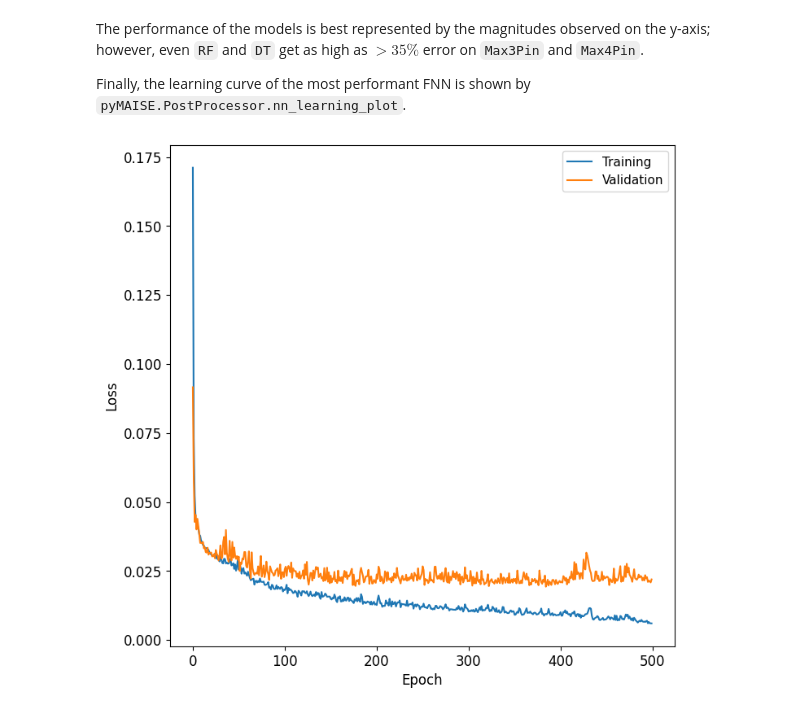
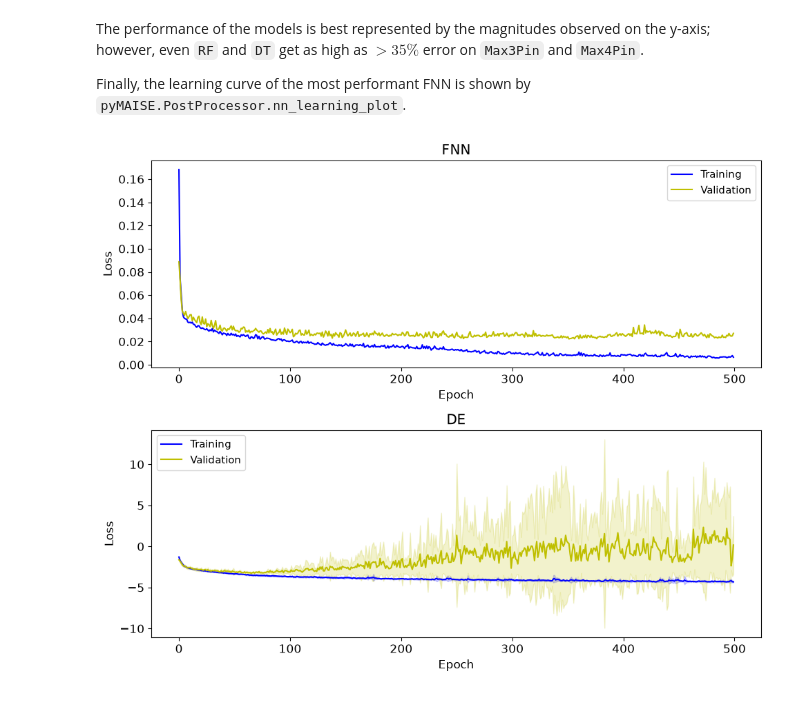
Before and after one commit to aims-umich/pyMAISE, a Jupyter notebook: docs/source/benchmarks/bwr.ipynb, the cells around one changed output. Cells and saved outputs as stored; diff of their text form; code cells hidden in the pictures.

```diff
--- a/docs/source/benchmarks/bwr.ipynb
+++ b/docs/source/benchmarks/bwr.ipynb
@@ -130,7 +130,7 @@ Given this data set has a multi-dimensional output we will compare the performan
 For hyperparameter tuning, we initialize all classical models as scikit-learn defaults. For the FNN we define input and output layers with possible dropout layers. These layers include hyperparameter tuning of their number of nodes, use of sublayers, and the rate of dropout. The dense hidden layers include tuning of their depth.
 # %%
 model_settings = {
-    "models": ["Linear", "Lasso", "DT", "RF", "KN", "FNN"],
+    "models": ["Linear", "Lasso", "DT", "RF", "KN", "FNN", "DE"],
     "FNN": {
         "structural_params": {
             "Dense_hidden": {
@@ -160,6 +160,36 @@ model_settings = {
             "validation_split": 0.15,
         },
     },
+    "DE": {
+        "num_models": 10,
+        "structural_params": {
+            "Dense_hidden": {
+                "num_layers": mai.Int(min_value=0, max_value=5),
+                "units": mai.Int(min_value=25, max_value=600),
+                "activation": "relu",
+                "sublayer": mai.Choice(["Dropout_hidden", "None"]),
+                "Dropout_hidden": {
+                    "rate": mai.Float(min_value=0.2, max_value=0.6),
+                },
+            },
+            "Dense_output": {
+                "units": ytrain.shape[-1] * 2,
+                "activation": "linear",
+            },
+        },
+        "compile_params": {
+            "loss": "nll",
+        },
+        "fitting_params": {
+            "batch_size": mai.Choice([8, 16, 32, 64]),
+            "epochs": 100,
+            "validation_split": 0.15,
+        },
+        "optimizer": "Adam",
+        "Adam": {
+            "learning_rate": mai.Choice([1e-3, 1e-2]),
+        },
+    }
 }
 tuner = mai.Tuner(xtrain, ytrain, model_settings=model_settings)
 # %% [markdown]
@@ -232,6 +260,7 @@ postprocessor = mai.PostProcessor(
     model_configs=[random_search_configs, bayesian_search_configs],
     new_model_settings={
         "FNN": {"fitting_params": {"epochs": 500}},
+        "DE": {"fitting_params": {"epochs": 500}},
     },
     yscaler=yscaler,
 )
@@ -462,10 +469,18 @@ The performance of the models is best represented by the magnitudes observed on
 
 Finally, the learning curve of the most performant FNN is shown by `pyMAISE.PostProcessor.nn_learning_plot`.
 # %%
-postprocessor.nn_learning_plot()
+fig, ax = plt.subplots(2, 1, figsize=(10, 8))
+
+postprocessor.nn_learning_plot(ax=ax[0], model_type="FNN")
+ax[0].set_title("FNN")
+
+postprocessor.nn_learning_plot(ax=ax[1], model_type="DE")
+ax[1].set_title("DE")
+
+plt.tight_layout()
 plt.show()
 # %% [output]
-[figure, old version]
+[figure, new version]
 # %% [markdown]
 The FNN is slightly overfitting with the validation curve below the training curve.
 
```
Also changed, not shown: parts of 21 cells of this notebook, 2 other files.
